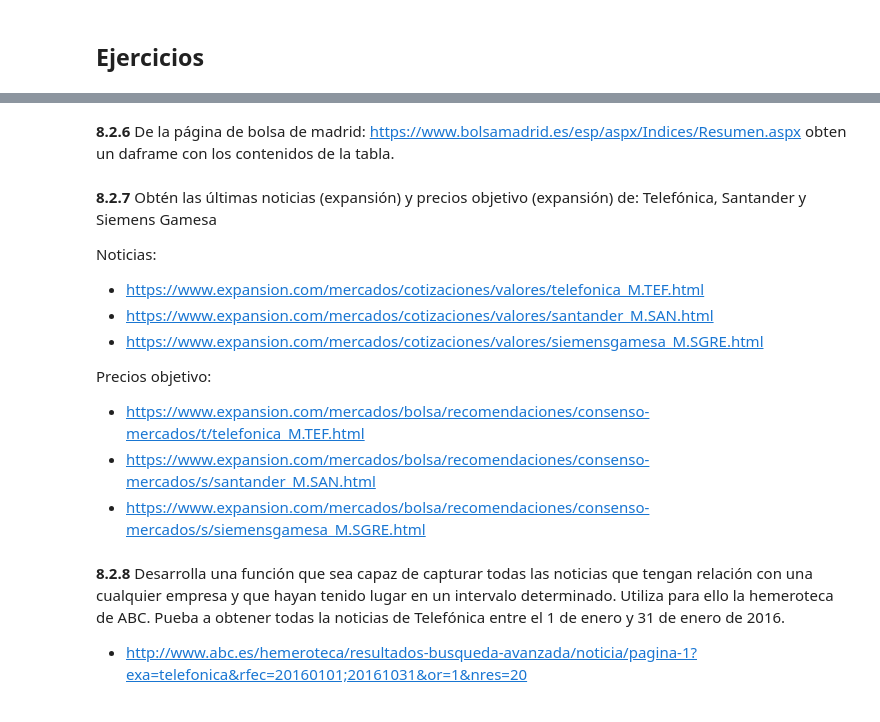
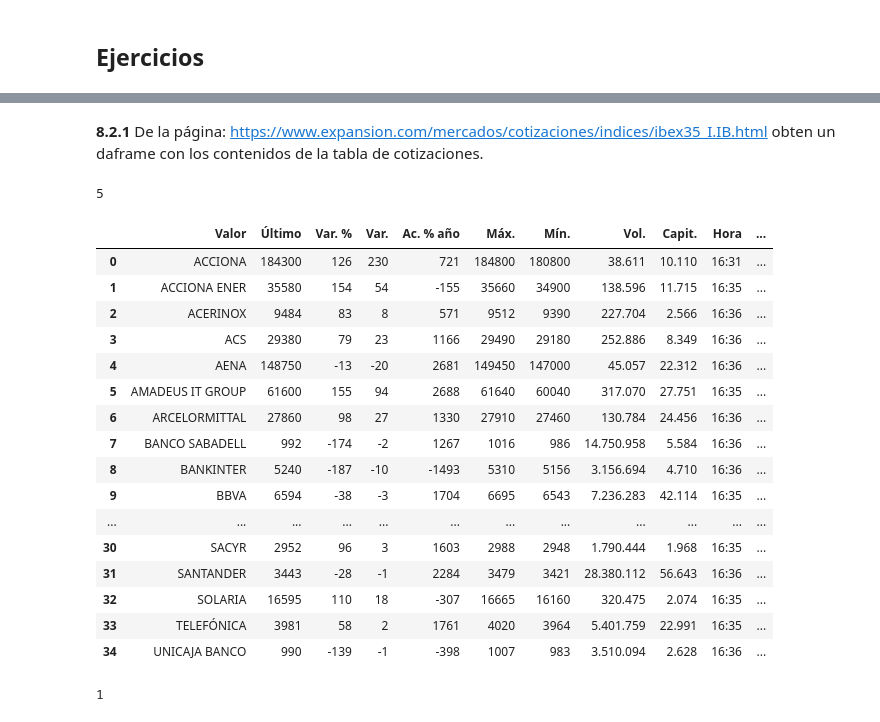
Before and after one commit to fernandodelacalle/miax-python, a Jupyter notebook: module_8/8_02.ipynb, the cells around one changed output, grey strips where cells are left out. Drawn from its saved outputs; the diff is of its cells as text; code cells hidden in the pictures.

```diff
--- a/module_8/8_02.ipynb
+++ b/module_8/8_02.ipynb
@@ -294,20 +235,28 @@ df
 # %% [markdown]
-**8.2.6** De la página de bolsa de madrid: https://www.bolsamadrid.es/esp/aspx/Indices/Resumen.aspx obten un daframe con los contenidos de la tabla.
+**8.2.1** De la página: https://www.expansion.com/mercados/cotizaciones/indices/ibex35_I.IB.html obten un daframe con los contenidos de la tabla de cotizaciones.
-# %% [markdown]
-**8.2.7** Obtén las últimas noticias (expansión) y precios objetivo (expansión) de: Telefónica, Santander y Siemens Gamesa
-
-Noticias:
-
-- https://www.expansion.com/mercados/cotizaciones/valores/telefonica_M.TEF.html
-- https://www.expansion.com/mercados/cotizaciones/valores/santander_M.SAN.html
-- https://www.expansion.com/mercados/cotizaciones/valores/siemensgamesa_M.SGRE.html
-
-Precios objetivo:
-
-- https://www.expansion.com/mercados/bolsa/recomendaciones/consenso-mercados/t/telefonica_M.TEF.html
-- https://www.expansion.com/mercados/bolsa/recomendaciones/consenso-mercados/s/santander_M.SAN.html
-- https://www.expansion.com/mercados/bolsa/recomendaciones/consenso-mercados/s/siemensgamesa_M.SGRE.html
-# %% [markdown]
-**8.2.8** Desarrolla una función que sea capaz de capturar todas las noticias que tengan relación con una cualquier empresa y que hayan tenido lugar en un intervalo determinado. Utiliza para ello la hemeroteca de ABC. Pueba a obtener todas la noticias de Telefónica entre el 1 de enero y 31 de enero de 2016.
-
-- http://www.abc.es/hemeroteca/resultados-busqueda-avanzada/noticia/pagina-1?exa=telefonica&rfec=20160101;20161031&or=1&nres=20
+# %%
+dfs = pd.read_html('https://www.expansion.com/mercados/cotizaciones/indices/ibex35_I.IB.html', match='Valor')
+# %%
+len(dfs)
+# %% [output]
+5
+# %%
+dfs[0]
+# %% [output]
+|  | Valor | Último | Var. % | Var. | Ac. % año | Máx. | Mín. | Vol. | Capit. | Hora | ... |
+| 0 | ACCIONA | 184300 | 126 | 230 | 721 | 184800 | 180800 | 38.611 | 10.110 | 16:31 | ... |
+| 1 | ACCIONA ENER | 35580 | 154 | 54 | -155 | 35660 | 34900 | 138.596 | 11.715 | 16:35 | ... |
+| 2 | ACERINOX | 9484 | 83 | 8 | 571 | 9512 | 9390 | 227.704 | 2.566 | 16:36 | ... |
+| 3 | ACS | 29380 | 79 | 23 | 1166 | 29490 | 29180 | 252.886 | 8.349 | 16:36 | ... |
+| 4 | AENA | 148750 | -13 | -20 | 2681 | 149450 | 147000 | 45.057 | 22.312 | 16:36 | ... |
+| 5 | AMADEUS IT GROUP | 61600 | 155 | 94 | 2688 | 61640 | 60040 | 317.070 | 27.751 | 16:35 | ... |
+| 6 | ARCELORMITTAL | 27860 | 98 | 27 | 1330 | 27910 | 27460 | 130.784 | 24.456 | 16:36 | ... |
+| 7 | BANCO SABADELL | 992 | -174 | -2 | 1267 | 1016 | 986 | 14.750.958 | 5.584 | 16:36 | ... |
+| 8 | BANKINTER | 5240 | -187 | -10 | -1493 | 5310 | 5156 | 3.156.694 | 4.710 | 16:36 | ... |
+| 9 | BBVA | 6594 | -38 | -3 | 1704 | 6695 | 6543 | 7.236.283 | 42.114 | 16:35 | ... |
+| ... | ... | ... | ... | ... | ... | ... | ... | ... | ... | ... | ... |
+| 30 | SACYR | 2952 | 96 | 3 | 1603 | 2988 | 2948 | 1.790.444 | 1.968 | 16:35 | ... |
+| 31 | SANTANDER | 3443 | -28 | -1 | 2284 | 3479 | 3421 | 28.380.112 | 56.643 | 16:36 | ... |
+| 32 | SOLARIA | 16595 | 110 | 18 | -307 | 16665 | 16160 | 320.475 | 2.074 | 16:35 | ... |
+| 33 | TELEFÓNICA | 3981 | 58 | 2 | 1761 | 4020 | 3964 | 5.401.759 | 22.991 | 16:35 | ... |
+| 34 | UNICAJA BANCO | 990 | -139 | -1 | -398 | 1007 | 983 | 3.510.094 | 2.628 | 16:36 | ... |
@@ -313,0 +270,4 @@ Precios objetivo:
+# %%
+len(result)
+# %% [output]
+1
```
Also changed, not shown: parts of 70 cells of this notebook, 12 other files.
